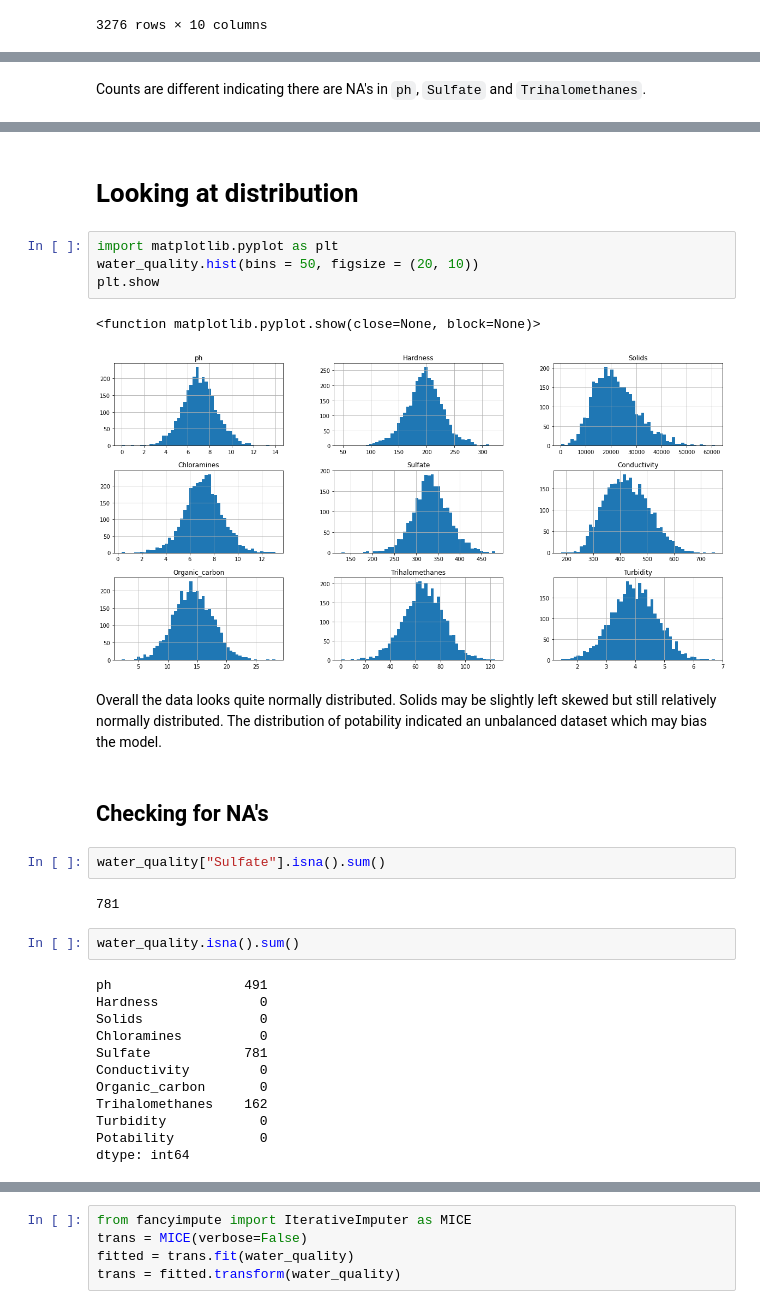
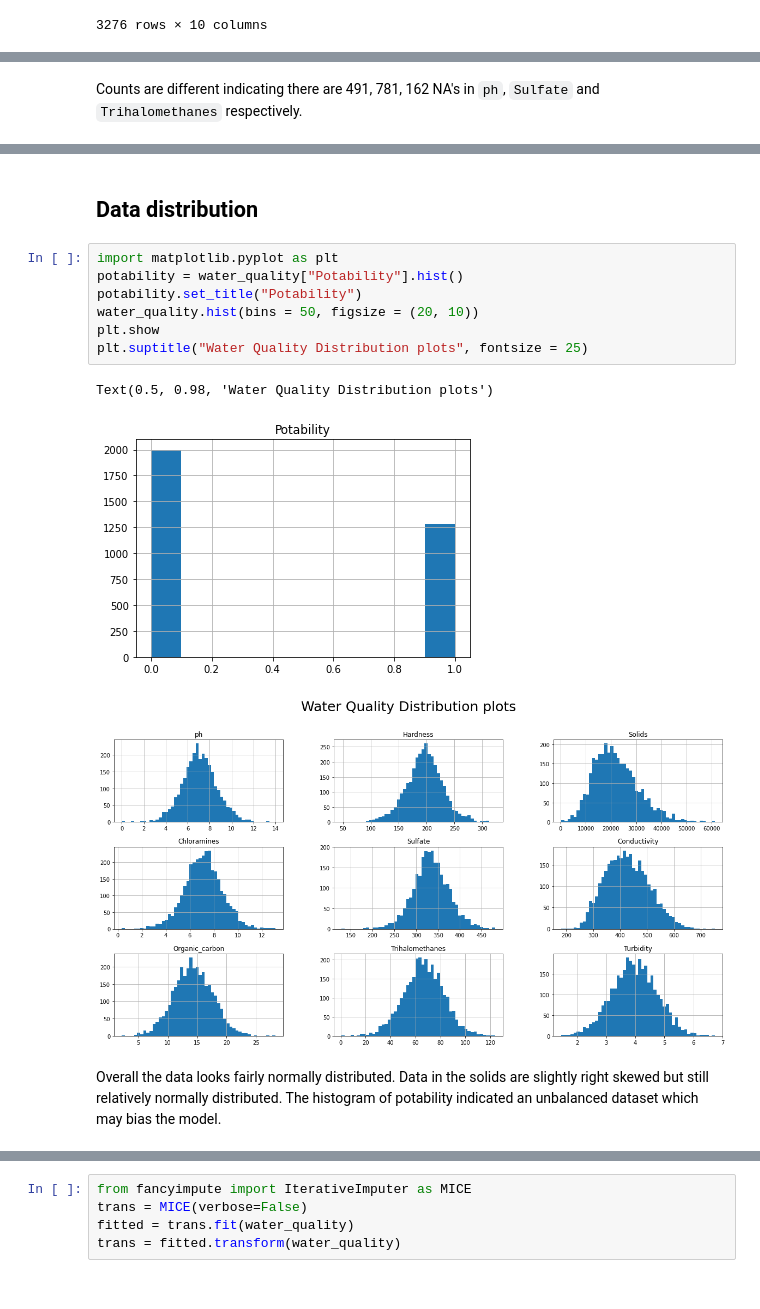
Before and after one commit to lloydhamilton/tensorflow_oreily, a Jupyter notebook: water_quality.ipynb, the cells around one changed output, grey strips where cells are left out. Cells and saved outputs as stored; diff of their text form.

```diff
--- a/water_quality.ipynb
+++ b/water_quality.ipynb
@@ -59,5 +66,5 @@ water_quality.describe()
 # %% [markdown]
-Counts are different indicating there are NA's in `ph`, `Sulfate` and `Trihalomethanes`.
+Counts are different indicating there are 491, 781, 162 NA's in `ph`, `Sulfate` and `Trihalomethanes` respectively.
 # %%
 water_quality.loc[water_quality["Potability"] == 1].describe()
 # %% [output]
@@ -83,33 +90,17 @@ water_quality.loc[water_quality["Potability"] == 0].describe()
 | 75% | 8.155510 | 216.120687 | 27006.249009 | 8.066462 | 356.853897 | 480.677198 | 16.649485 | 77.277704 | ... |
 | max | 14.000000 | 304.235912 | 61227.196008 | 12.653362 | 460.107069 | 753.342620 | 28.300000 | 120.030077 | ... |
 # %% [markdown]
-# Looking at distribution
+## Data distribution
 # %%
 import matplotlib.pyplot as plt
+potability = water_quality["Potability"].hist()
+potability.set_title("Potability")
 water_quality.hist(bins = 50, figsize = (20, 10))
 plt.show
+plt.suptitle("Water Quality Distribution plots", fontsize = 25)
 # %% [output]
-<function matplotlib.pyplot.show(close=None, block=None)>
+Text(0.5, 0.98, 'Water Quality Distribution plots')
-[figure, old version]
+[figure, new version]
+[figure, added]
 # %% [markdown]
-Overall the data looks quite normally distributed. Solids may be slightly left skewed but still relatively normally distributed. The distribution of potability indicated an unbalanced dataset which may bias the model.
+Overall the data looks fairly normally distributed. Data in the solids are slightly right skewed but still relatively normally distributed. The histogram of potability indicated an unbalanced dataset which may bias the model.
-# %% [markdown]
-## Checking for NA's
-# %%
-water_quality["Sulfate"].isna().sum()
-# %% [output]
-781
-# %%
-water_quality.isna().sum()
-# %% [output]
-ph                 491
-Hardness             0
-Solids               0
-Chloramines          0
-Sulfate            781
-Conductivity         0
-Organic_carbon       0
-Trihalomethanes    162
-Turbidity            0
-Potability           0
-dtype: int64
```
Also changed, not shown: parts of 37 cells of this notebook.
